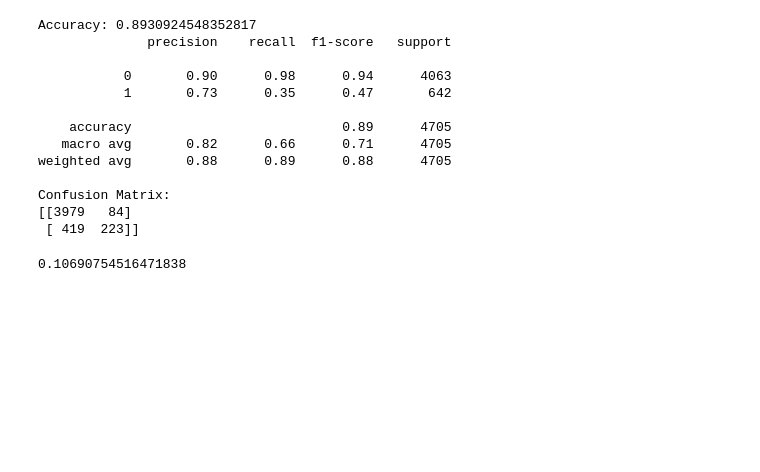
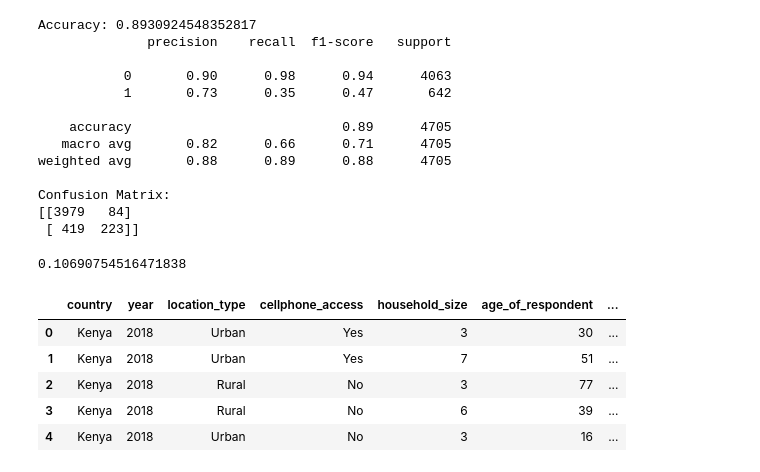
Before and after one commit to AndrewAllkinPersonal/financial-inclusion-in-africa, a Jupyter notebook: andrew_model.ipynb, the cells around one changed output. Cells and saved outputs as stored; diff of their text form; code cells hidden in the pictures; blank space fills up the shorter version.

```diff
--- a/andrew_model.ipynb
+++ b/andrew_model.ipynb
@@ -286,3 +286,15 @@ mae = mean_absolute_error(y_test, y_pred)
 print(mae)
 # %% [output]
 0.10690754516471838
+# %%
+test_df = pd.read_csv('data\Test.csv')
+test_input_df = test_df.copy()
+test_input_df.drop('uniqueid', axis=1, inplace=True)
+test_input_df.head()
+# %% [output]
+|  | country | year | location_type | cellphone_access | household_size | age_of_respondent | ... |
+| 0 | Kenya | 2018 | Urban | Yes | 3 | 30 | ... |
+| 1 | Kenya | 2018 | Urban | Yes | 7 | 51 | ... |
+| 2 | Kenya | 2018 | Rural | No | 3 | 77 | ... |
+| 3 | Kenya | 2018 | Rural | No | 6 | 39 | ... |
+| 4 | Kenya | 2018 | Urban | No | 3 | 16 | ... |
```
Also changed, not shown: parts of 6 cells of this notebook.
